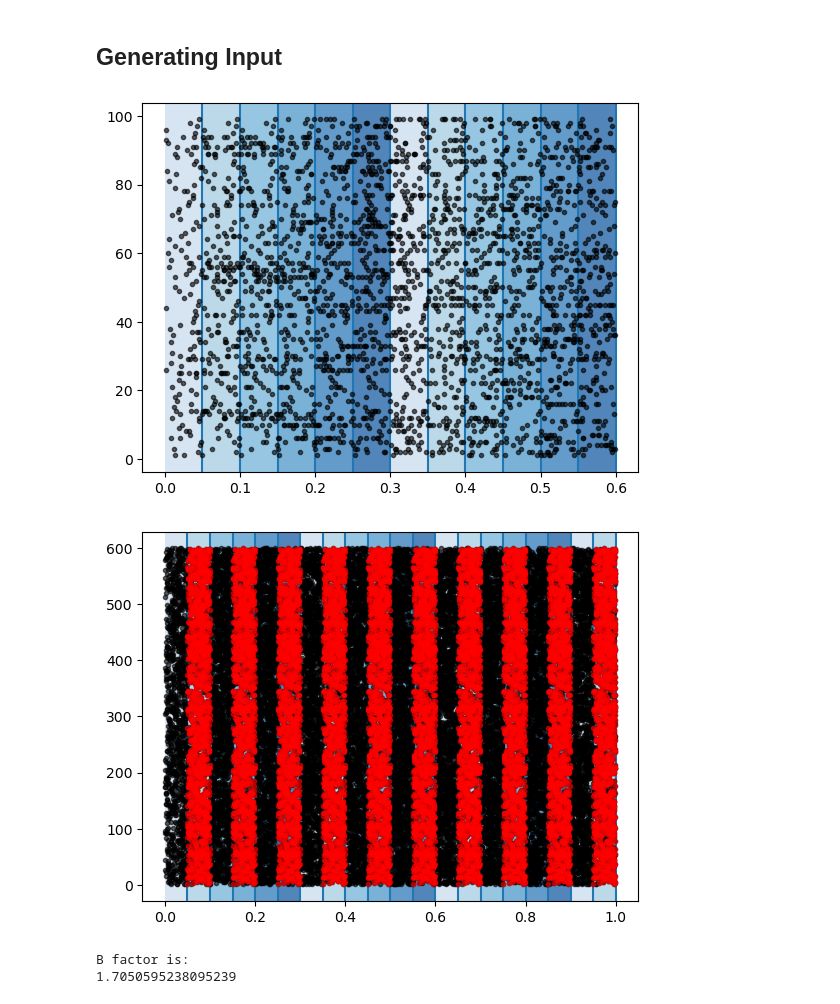
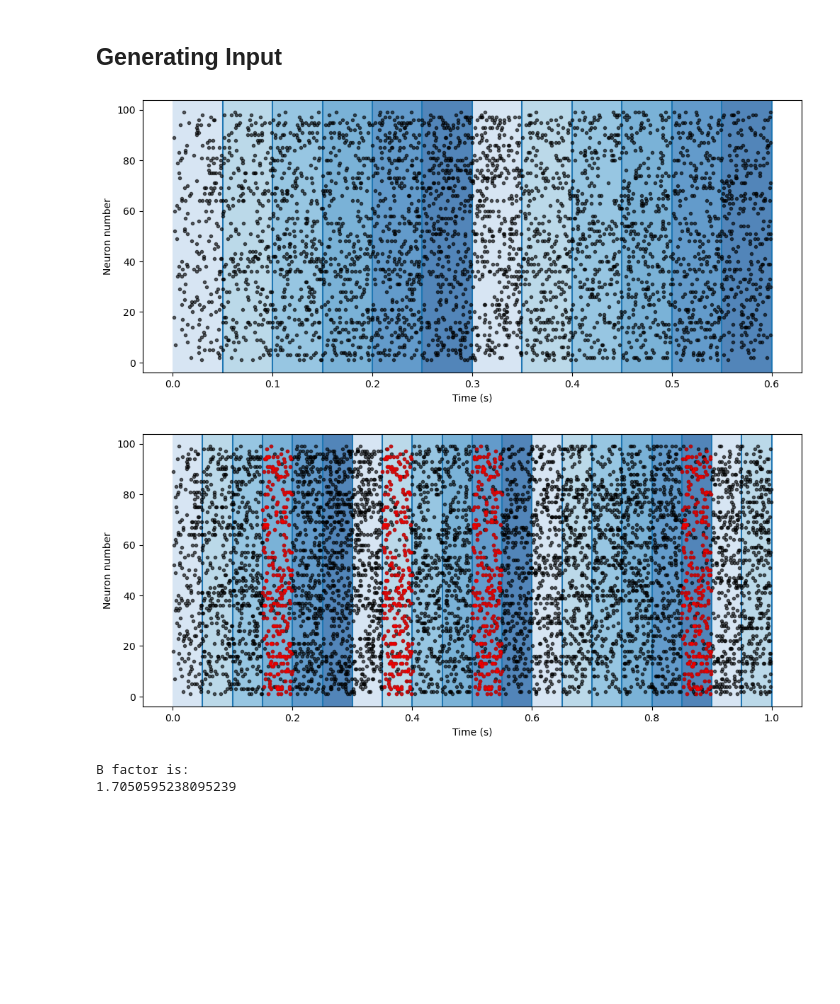
Before and after one commit to mehranfaraji/STDP-Finds-Start-of-Patterns, a Jupyter notebook: SRM.ipynb, the cells around one changed output. Saved outputs shown, nothing was run; the diff lists cells and outputs as text; code cells hidden in the pictures; blank space fills up the shorter version.

Commit message:
changed the plot. next trying to clean the code and make the model faster.

```diff
--- a/SRM.ipynb
+++ b/SRM.ipynb
@@ -48,9 +48,9 @@ def pprint(A, precision=2):
 # %% [markdown]
 ## Generating Input
 # %%
-tripling = False
+tripling = True
 is_continuous = False
-runduration = 30 # [second]
+runduration = 450 # [second]
 dt = 0.001 # [second]
 number_neurons = 2000
 number_pat = 1000  # number of neurons that take part in the pattern presentation
@@ -62,8 +62,8 @@ max_time_wo_spike = 0.05 # [second]
 min_rate, max_rate = 0 , 90
 max_change_speed = max_rate / max_time_wo_spike # 90/0.05 = 1800 (max_S in paper)
 patternlength = 0.05 # [second]
-pattern_freq = 0.5
-# pattern_freq = 0.25
+# pattern_freq = 0.5
+pattern_freq = 0.25
 
 
 max_rate_add = 10
@@ -72,12 +72,13 @@ max_time_wo_spike_add = 1000
 max_change_speed_add = 0
 
 spike_del = 0
-jitter_sd = 0
+jitter_sd = 1
 # %%
 indices, times = make_input(min_rate, max_rate, max_time_wo_spike, max_change_speed, runduration, number_neurons, dt, is_continuous)
 position_copypaste = make_pattern_presentation_array(runduration, patternlength, pattern_freq)
 # %%
 def plot_input(times, indices, params, times_pattern=None, indices_pattern=None, model= None,):
+    plt.figure(figsize=(12,5))
     start_time = params['start_time']
     end_time = params['end_time']
     start_index = params['start_index']
@@ -87,7 +88,6 @@ def plot_input(times, indices, params, times_pattern=None, indices_pattern=None,
     sampleindices = indices[(times < end_time) & (indices < end_index) & (times > start_time) & (indices > start_index)]
 
 
-    # intervals = np.arange(0, 0.61, 0.05)
     intervals = np.arange(start_time, end_time+0.01, 0.05)
     colors = ['#c6dbef', '#9ecae1', '#6baed6', '#4292c6', '#2171b5', '#08519c']
     num_colors_needed = len(intervals) - 1
@@ -101,19 +101,33 @@ def plot_input(times, indices, params, times_pattern=None, indices_pattern=None,
         sampletimespattern = times_pattern[(times_pattern < end_time) & (indices_pattern < end_index) & (times_pattern > start_time) & (indices_pattern > start_index)]
         sampleindicespattern = indices_pattern[(times_pattern < end_time) & (indices_pattern < end_index) & (times_pattern > start_time) & (indices_pattern > start_index)]
         plt.plot(sampletimespattern, sampleindicespattern, '.r', alpha=0.6)
+
+    plt.xlabel('Time (s)')
+    plt.ylabel('Neuron number')
     plt.show()
 
-    if model != None:
-        plt.plot(np.arange(0,1.001,0.001), model.potential_rec[000:])
-        for x in np.arange(0,1, 0.05):
-            plt.axvline(x, color='red', linestyle='--')
-        plt.show()
 
 
 params = {'start_time' : 0.0,
         'end_time' : 1.0,
         'start_index' : 0,
         'end_index' : 600,}
+
+def plot_potential(start_time, end_time, model, position_copypaste):
+    plt.figure(figsize=(12,5))
+    plt.plot(np.arange(start_time,end_time,dt), model.potential_rec[int(start_time/dt):int(end_time/dt)])
+    plt.axhline(0, linestyle=':', color='black')
+    plt.axhline(model.threshold, linestyle='--', color='red')
+
+    pattern_time = np.where((position_copypaste == 1))[0] * 50 * dt
+    ind = np.where((pattern_time >= start_time) & (pattern_time <= end_time))
+    pattern_time[ind]
+    for i in pattern_time[ind]:
+        plt.axvspan(i, i + patternlength, facecolor='gray', alpha=0.7)
+
+    plt.xlabel('Time (s)')
+    plt.ylabel('Membrane Potential (arbitrary units)')
+    plt.show()
 # %%
 params = {'start_time' : 0.0,
         'end_time' : 0.6,
@@ -122,7 +136,7 @@ params = {'start_time' : 0.0,
 
 plot_input(times, indices, params)
 # %% [output]
-[figure, old version]
+[figure, new version]
 # %%
 indices, times, (indices_pattern, times_pattern) = copy_and_paste_jittered_pattern(times, indices, position_copypaste, patternlength, jitter_sd, spike_del,number_pat)
 indices_add, times_add = make_input(min_rate_add, max_rate_add, max_time_wo_spike_add,
@@ -131,7 +145,7 @@ times, indices = add_noise(times, indices, times_add, indices_add)
 if tripling and runduration > 300:
         times, indices = triple_input_runtime(times, indices)
         position_copypaste = np.concatenate((position_copypaste, position_copypaste, position_copypaste))
-# times, indices = remove_close_spikes(times, indices, dt)
+times, indices = remove_close_spikes(times, indices, dt)
 indices = indices.astype(int)
 
 # patneurons = range(0, number_pat)
@@ -150,12 +164,12 @@ def get_dataset():
 # %%
 params = {'start_time' : 0.0,
         'end_time' : 1.0,
         'start_index' : 0,
-        'end_index' : 600,}
+        'end_index' : 100,}
 
 plot_input(times, indices, params, times_pattern, indices_pattern)
 # %% [output]
-[figure, old version]
+[figure, new version]
 # %%
 class STDP:
     def __init__(self, A_pos, B, tau_pos, tau_neg, verbose=False) -> None:
```
Also changed, not shown: parts of 28 cells of this notebook.
